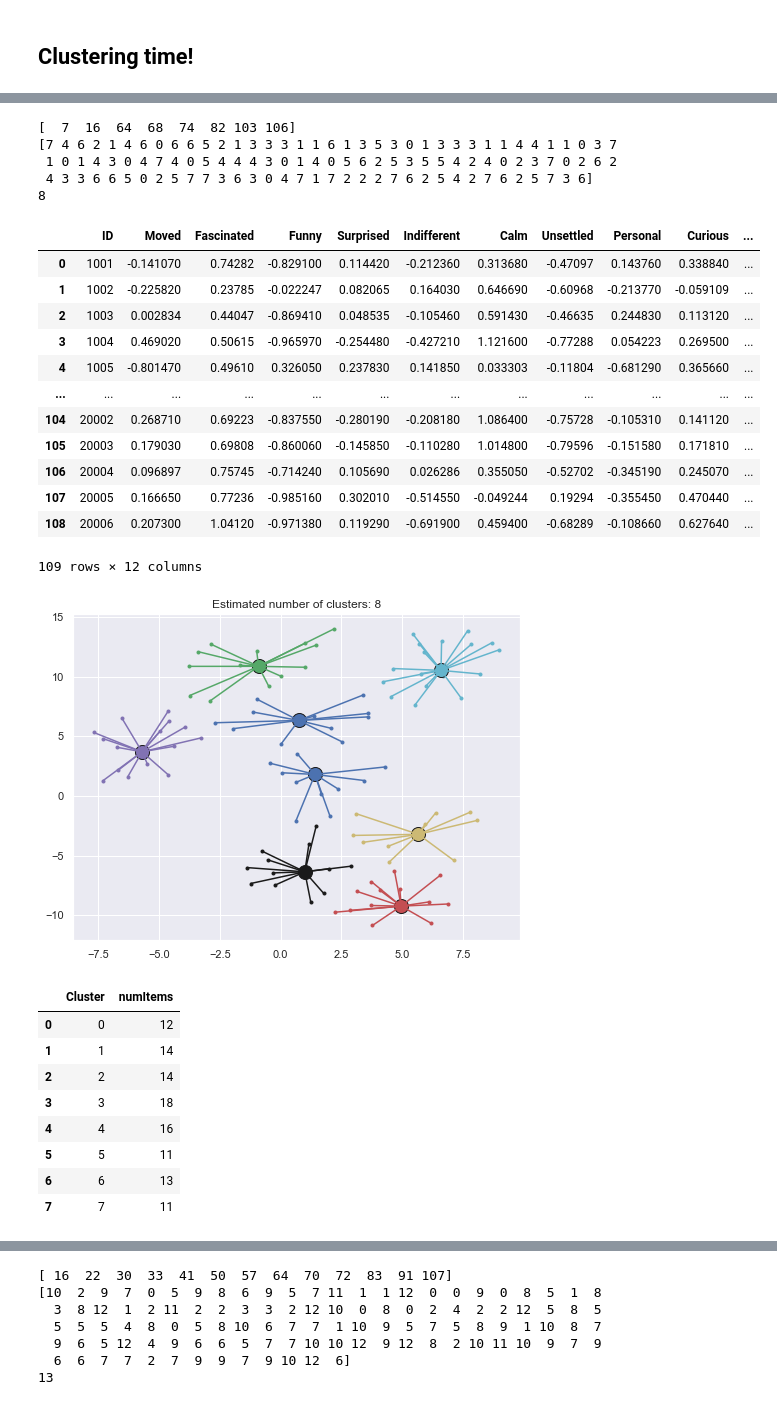
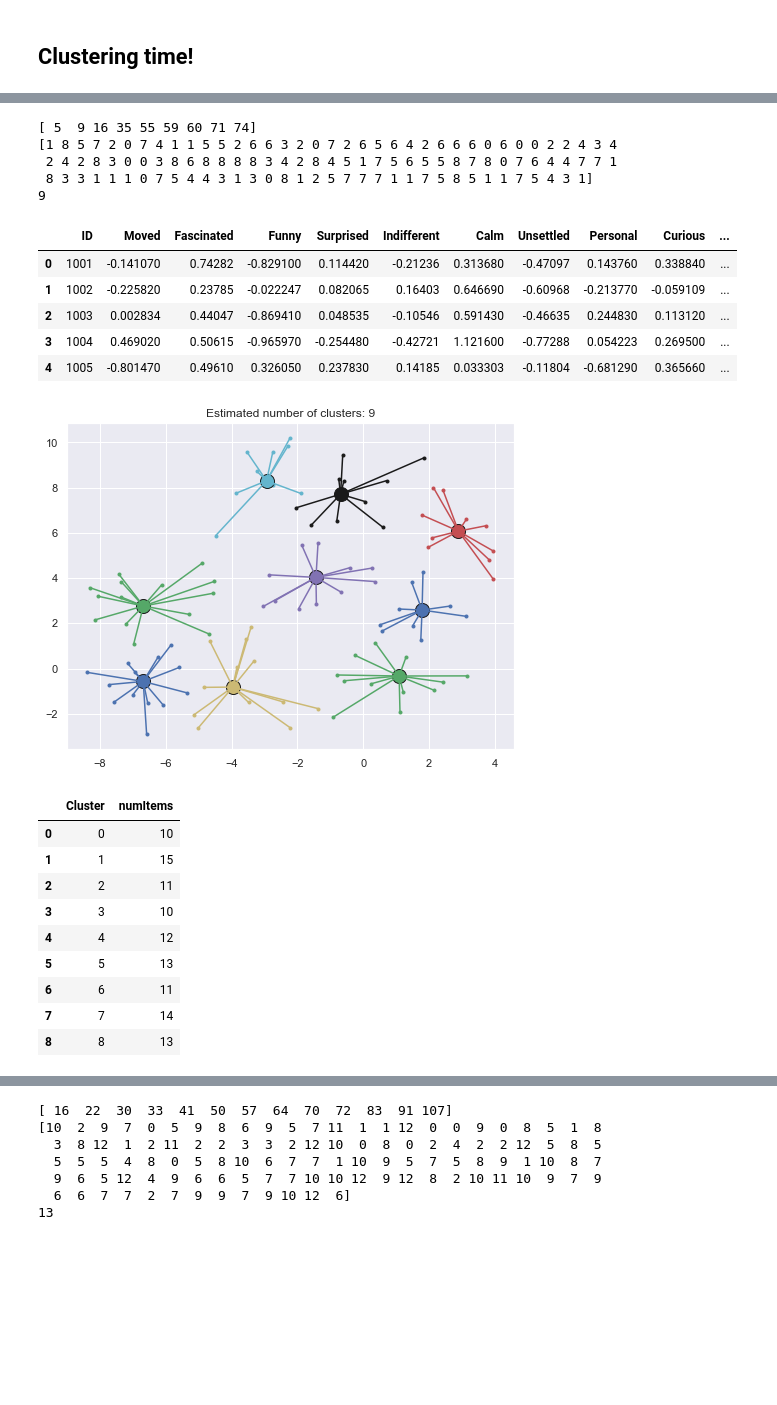
Before and after one commit to roberttwomey/art-and-empathy, a Jupyter notebook: sdma_clustering.ipynb, the cells around one changed output, grey strips where cells are left out. Drawn from its saved outputs; the diff is of its cells as text; code cells hidden in the pictures; blank space fills up the shorter version.

```diff
--- a/sdma_clustering.ipynb
+++ b/sdma_clustering.ipynb
@@ -32,0 +47,5 @@ aveEmotions.head(10)
+# %%
+# choice of perplexity is subjective, until you see a good layout/separation
+# tsne = TSNE(n_components=2, perplexity = 20, random_state = 0)
+
+tsne = TSNE(n_components=2, perplexity = 30, random_state = 0)
@@ -66,30 +80,23 @@ print(cluster_centers_indices)
 print(labels)
 print(n_clusters_)
 # %% [output]
-[  7  16  64  68  74  82 103 106]
-[7 4 6 2 1 4 6 0 6 6 5 2 1 3 3 3 1 1 6 1 3 5 3 0 1 3 3 3 1 1 4 4 1 1 0 3 7
- 1 0 1 4 3 0 4 7 4 0 5 4 4 4 3 0 1 4 0 5 6 2 5 3 5 5 4 2 4 0 2 3 7 0 2 6 2
- 4 3 3 6 6 5 0 2 5 7 7 3 6 3 0 4 7 1 7 2 2 2 7 6 2 5 4 2 7 6 2 5 7 3 6]
-8
+[ 5  9 16 35 55 59 60 71 74]
+[1 8 5 7 2 0 7 4 1 1 5 5 2 6 6 3 2 0 7 2 6 5 6 4 2 6 6 6 0 6 0 0 2 2 4 3 4
+ 2 4 2 8 3 0 0 3 8 6 8 8 8 8 3 4 2 8 4 5 1 7 5 6 5 5 8 7 8 0 7 6 4 4 7 7 1
+ 8 3 3 1 1 1 0 7 5 4 4 3 1 3 0 8 1 2 5 7 7 7 1 1 7 5 8 5 1 1 7 5 4 3 1]
+9
 # %%
 #adding labels to a new aveEmotions df
 aveEmotions['ClusterAfter'] = labels
 aveEmotions['ClusterBefore'] = np.nan #this is empty for now so certain functions Work
-aveEmotions
+aveEmotions.head(5)
 # %% [output]
 |  | ID | Moved | Fascinated | Funny | Surprised | Indifferent | Calm | Unsettled | Personal | Curious | ... |
-| 0 | 1001 | -0.141070 | 0.74282 | -0.829100 | 0.114420 | -0.212360 | 0.313680 | -0.47097 | 0.143760 | 0.338840 | ... |
-| 1 | 1002 | -0.225820 | 0.23785 | -0.022247 | 0.082065 | 0.164030 | 0.646690 | -0.60968 | -0.213770 | -0.059109 | ... |
-| 2 | 1003 | 0.002834 | 0.44047 | -0.869410 | 0.048535 | -0.105460 | 0.591430 | -0.46635 | 0.244830 | 0.113120 | ... |
-| 3 | 1004 | 0.469020 | 0.50615 | -0.965970 | -0.254480 | -0.427210 | 1.121600 | -0.77288 | 0.054223 | 0.269500 | ... |
-| 4 | 1005 | -0.801470 | 0.49610 | 0.326050 | 0.237830 | 0.141850 | 0.033303 | -0.11804 | -0.681290 | 0.365660 | ... |
-| ... | ... | ... | ... | ... | ... | ... | ... | ... | ... | ... | ... |
-| 104 | 20002 | 0.268710 | 0.69223 | -0.837550 | -0.280190 | -0.208180 | 1.086400 | -0.75728 | -0.105310 | 0.141120 | ... |
-| 105 | 20003 | 0.179030 | 0.69808 | -0.860060 | -0.145850 | -0.110280 | 1.014800 | -0.79596 | -0.151580 | 0.171810 | ... |
-| 106 | 20004 | 0.096897 | 0.75745 | -0.714240 | 0.105690 | 0.026286 | 0.355050 | -0.52702 | -0.345190 | 0.245070 | ... |
-| 107 | 20005 | 0.166650 | 0.77236 | -0.985160 | 0.302010 | -0.514550 | -0.049244 | 0.19294 | -0.355450 | 0.470440 | ... |
-| 108 | 20006 | 0.207300 | 1.04120 | -0.971380 | 0.119290 | -0.691900 | 0.459400 | -0.68289 | -0.108660 | 0.627640 | ... |
+| 0 | 1001 | -0.141070 | 0.74282 | -0.829100 | 0.114420 | -0.21236 | 0.313680 | -0.47097 | 0.143760 | 0.338840 | ... |
+| 1 | 1002 | -0.225820 | 0.23785 | -0.022247 | 0.082065 | 0.16403 | 0.646690 | -0.60968 | -0.213770 | -0.059109 | ... |
+| 2 | 1003 | 0.002834 | 0.44047 | -0.869410 | 0.048535 | -0.10546 | 0.591430 | -0.46635 | 0.244830 | 0.113120 | ... |
+| 3 | 1004 | 0.469020 | 0.50615 | -0.965970 | -0.254480 | -0.42721 | 1.121600 | -0.77288 | 0.054223 | 0.269500 | ... |
+| 4 | 1005 | -0.801470 | 0.49610 | 0.326050 | 0.237830 | 0.14185 | 0.033303 | -0.11804 | -0.681290 | 0.365660 | ... |
-109 rows × 12 columns
 # %%
 # from sklearn's demo of affinity propogation
 
@@ -110,7 +117,7 @@ for k, col in zip(range(n_clusters_), colors):
 plt.title('Estimated number of clusters: %d' % n_clusters_)
 plt.show()
 # %% [output]
-[figure, old version]
+[figure, new version]
 # %%
 # function to get a table of the amount of paintings in each cluster
 
@@ -131,14 +138,15 @@ clusterCountAfter = amountInCluster('ClusterAfter',n_clusters_)
 clusterCountAfter
 # %% [output]
 |  | Cluster | numItems |
-| 0 | 0 | 12 |
-| 1 | 1 | 14 |
-| 2 | 2 | 14 |
-| 3 | 3 | 18 |
-| 4 | 4 | 16 |
-| 5 | 5 | 11 |
-| 6 | 6 | 13 |
-| 7 | 7 | 11 |
+| 0 | 0 | 10 |
+| 1 | 1 | 15 |
+| 2 | 2 | 11 |
+| 3 | 3 | 10 |
+| 4 | 4 | 12 |
+| 5 | 5 | 13 |
+| 6 | 6 | 11 |
+| 7 | 7 | 14 |
+| 8 | 8 | 13 |
 # %%
 # function to get col means for each cluster
 
```
Also changed, not shown: parts of 19 cells of this notebook, 1 other file.
